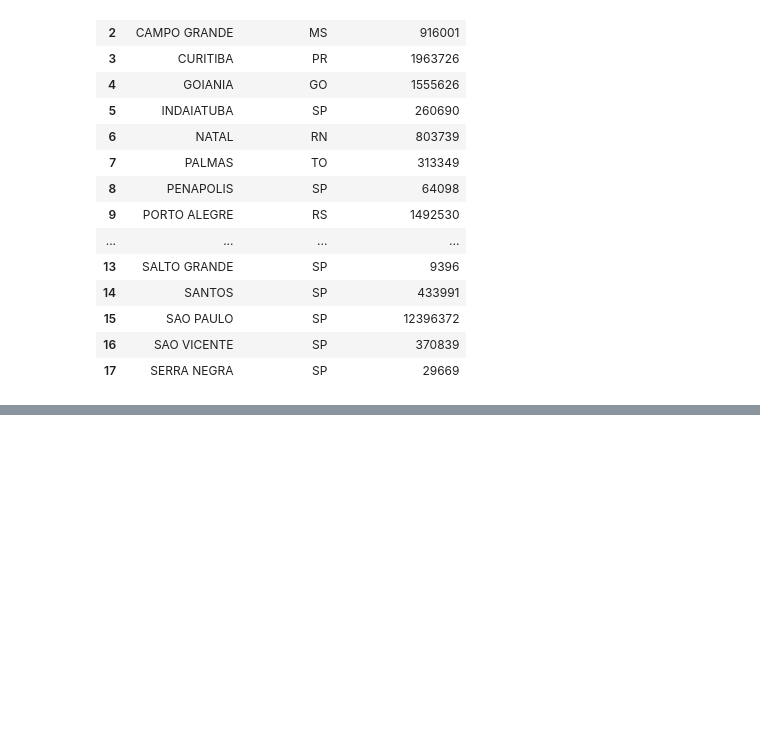
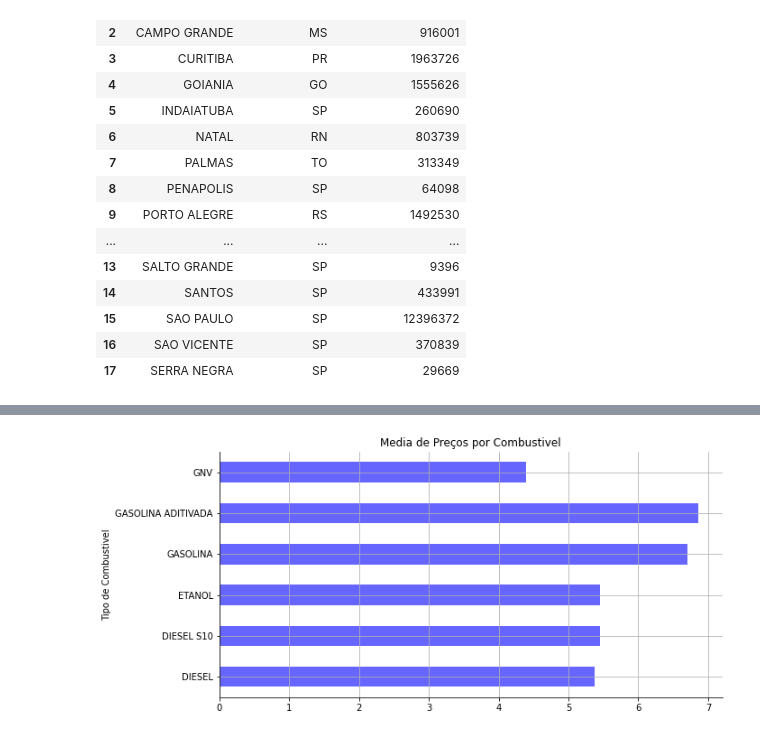
Before and after one commit to Plee47/PythonPandasProj, a Jupyter notebook: Exemplo2.ipynb, the cells around one changed output, grey strips where cells are left out. Drawn from its saved outputs; the diff is of its cells as text; code cells hidden in the pictures; blank space fills up the shorter version.

```diff
--- a/Exemplo2.ipynb
+++ b/Exemplo2.ipynb
@@ -74,0 +206,4 @@ comb_df.merge()
+# %%
+c_mean = comb_df['Valor de Venda'].groupby(by=comb_df['Produto']).mean()
+
+display(c_mean)
@@ -74,0 +219,20 @@ comb_df.merge()
+# %%
+import seaborn as sns
+
+plt.figure(figsize=(10,5))
+
+c_mean.plot(
+    kind="barh",
+    xlabel="Tipo de Combustivel",
+    ylabel="Preço reais/litro",
+    title="Media de Preços por Combustivel",
+    color="blue",
+    alpha=0.6)
+
+plt.grid()
+
+sns.despine()
+
+plt.show()
+# %% [output]
+[figure, added]
```
Also changed, not shown: parts of 20 cells of this notebook.
